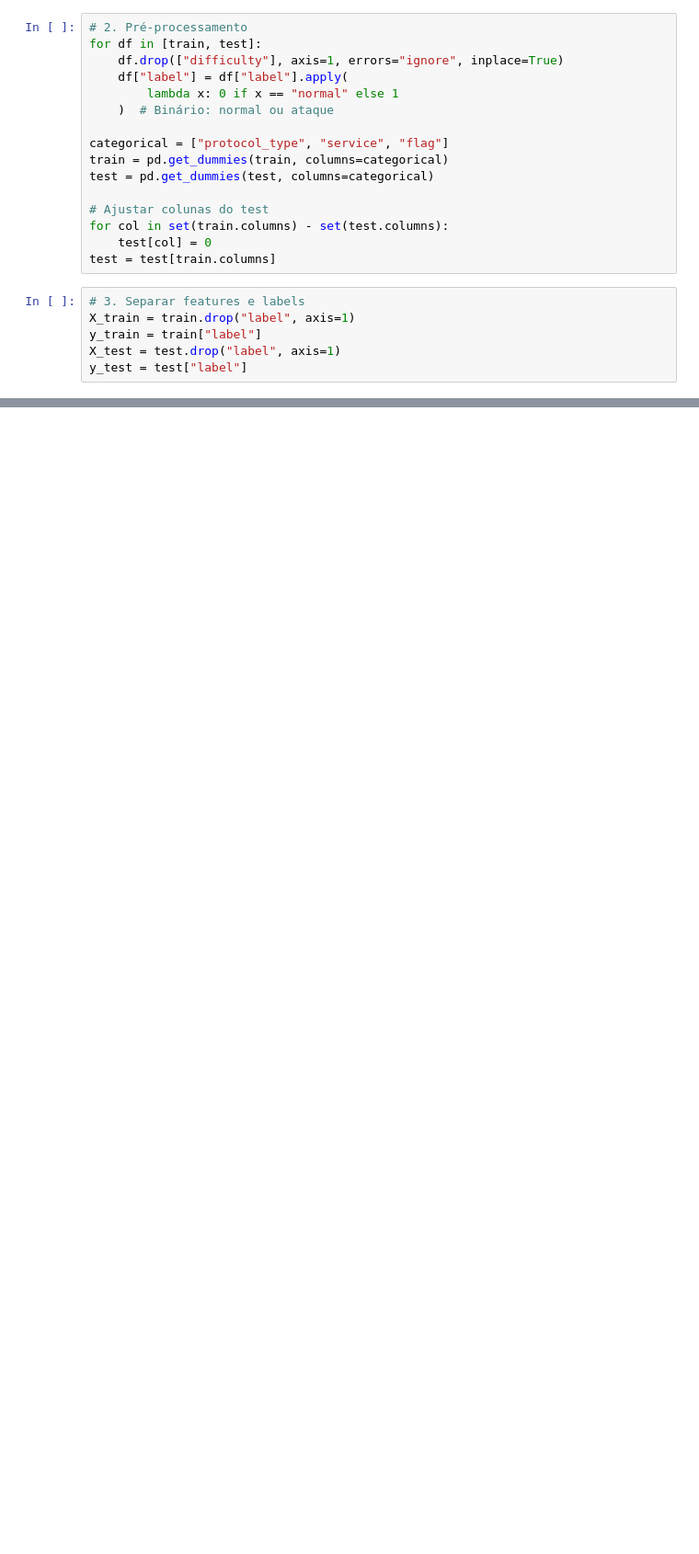
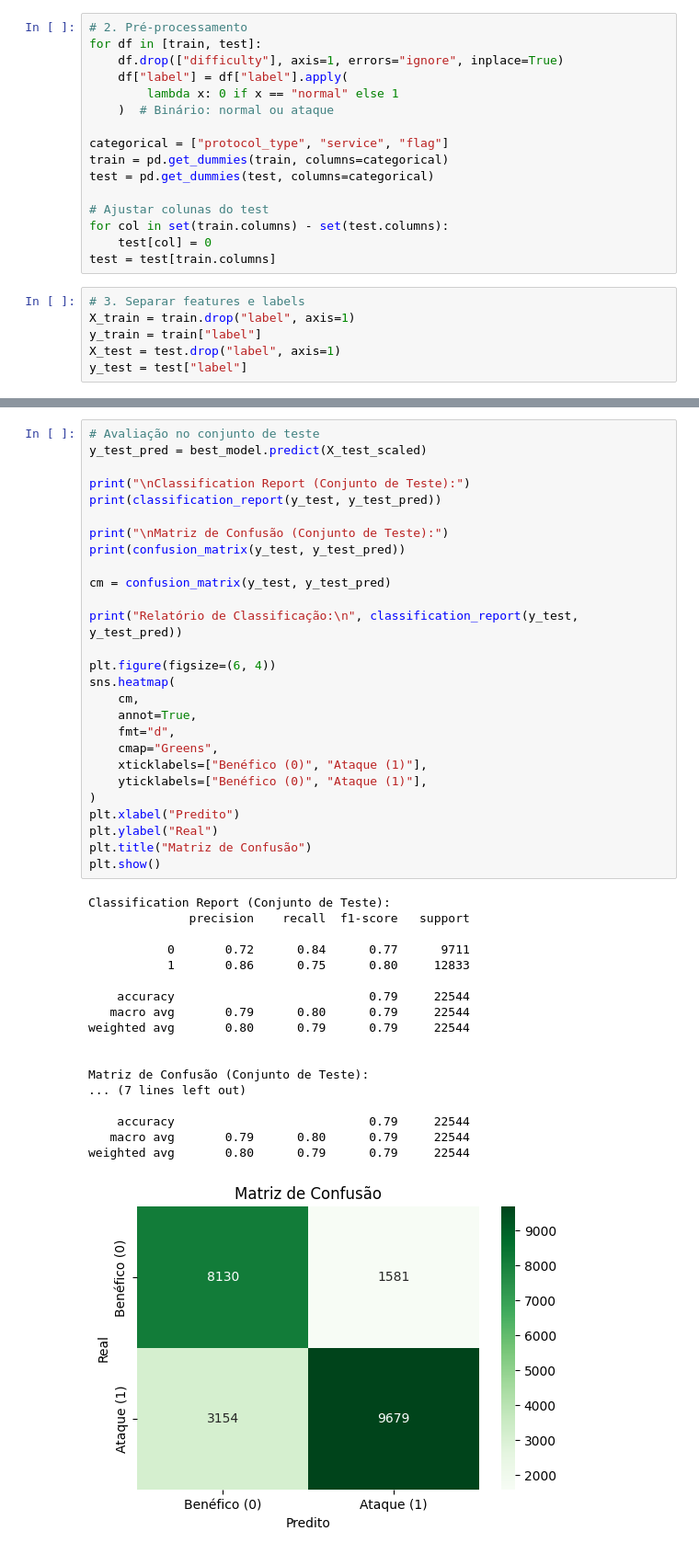
Before and after one commit to matheusbus/xai-in-ids, a Jupyter notebook: experiments/light_gbm/LIGHT_GBM_NSL_KDD.ipynb, the cells around one changed output, grey strips where cells are left out. Shown: that part at 92% size. Cells and saved outputs as stored; diff of their text form; blank space fills up the shorter version.

```diff
--- a/experiments/light_gbm/LIGHT_GBM_NSL_KDD.ipynb
+++ b/experiments/light_gbm/LIGHT_GBM_NSL_KDD.ipynb
@@ -146,4 +147,50 @@ And if memory is not enough, you can set `force_col_wise=true`.
 Matriz de Confusão:
 [[13466     3]
  [    2 11724]]
+# %%
+# Avaliação no conjunto de teste
+y_test_pred = best_model.predict(X_test_scaled)
+
+print("\nClassification Report (Conjunto de Teste):")
+print(classification_report(y_test, y_test_pred))
+
+print("\nMatriz de Confusão (Conjunto de Teste):")
+print(confusion_matrix(y_test, y_test_pred))
+
+cm = confusion_matrix(y_test, y_test_pred)
+
+print("Relatório de Classificação:\n", classification_report(y_test, y_test_pred))
+
+plt.figure(figsize=(6, 4))
+sns.heatmap(
+    cm,
+    annot=True,
+    fmt="d",
+    cmap="Greens",
+    xticklabels=["Benéfico (0)", "Ataque (1)"],
+    yticklabels=["Benéfico (0)", "Ataque (1)"],
+)
+plt.xlabel("Predito")
+plt.ylabel("Real")
+plt.title("Matriz de Confusão")
+plt.show()
+# %% [output]
+Classification Report (Conjunto de Teste):
+              precision    recall  f1-score   support
+
+           0       0.72      0.84      0.77      9711
+           1       0.86      0.75      0.80     12833
+
+    accuracy                           0.79     22544
+   macro avg       0.79      0.80      0.79     22544
+weighted avg       0.80      0.79      0.79     22544
+
+
+Matriz de Confusão (Conjunto de Teste):
+... (7 lines left out)
+
+    accuracy                           0.79     22544
+   macro avg       0.79      0.80      0.79     22544
+weighted avg       0.80      0.79      0.79     22544
+[figure, added]
 # %%
```
Also changed, not shown: parts of 6 cells of this notebook, 8 other files.
